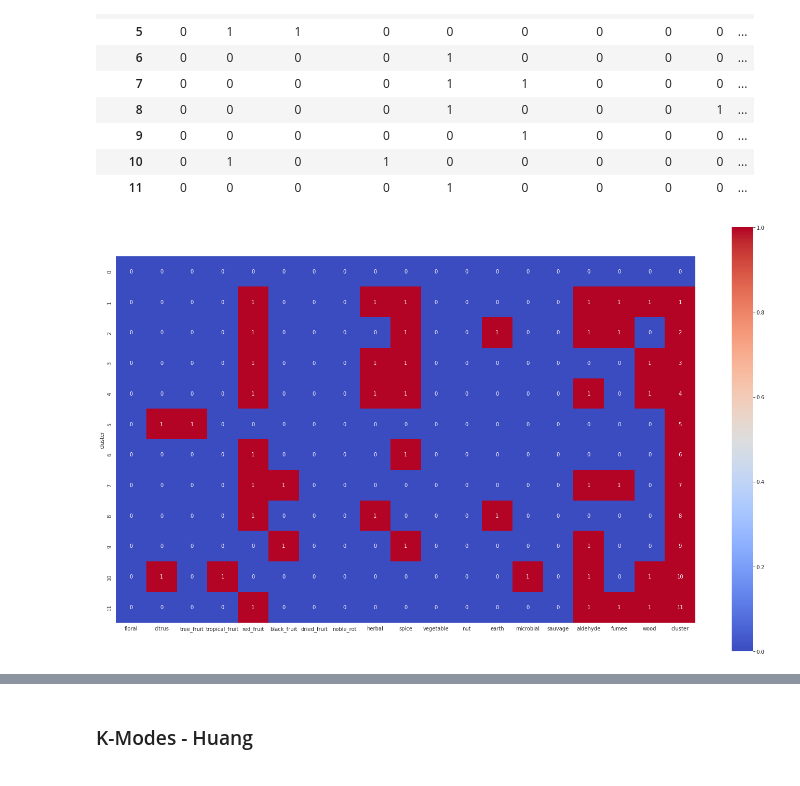
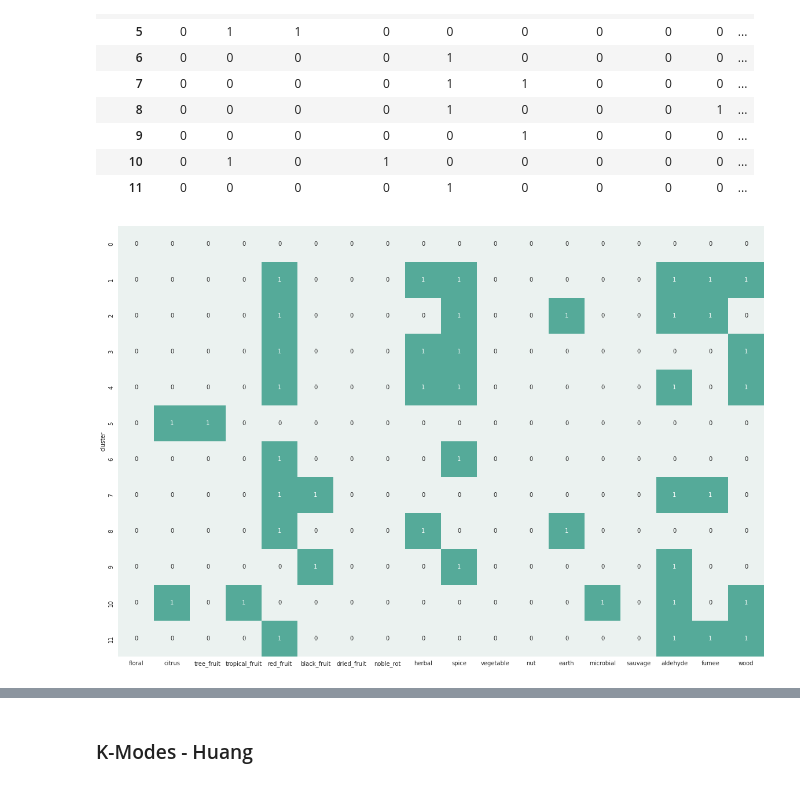
Before and after one commit to MagdalenaBlasky/Final_Project, a Jupyter notebook: Wine_Recommender_Clustering.ipynb, the cells around one changed output, grey strips where cells are left out. Saved outputs shown, nothing was run; the diff lists cells and outputs as text; code cells hidden in the pictures.

```diff
--- a/Wine_Recommender_Clustering.ipynb
+++ b/Wine_Recommender_Clustering.ipynb
@@ -93,3 +103,19 @@ scents = wine.drop(columns=['country', 'description', 'designation', 'points',
+# %%
+# running it on a dataset with almost 70000 observations takes a very long time!!!
+
+cost = []
+
+for num_clusters in list(range(4,12)):
+
+    kmode = KModes(n_clusters=num_clusters, init = "Huang", max_iter = 50, n_init = 2, verbose=1,random_state=123)
+
+    kmode.fit_predict(scents)
+
+    cost.append(kmode.cost_)
+
+y = np.array([i for i in range(4,12,1)])
+
+plt.plot(y,cost)
 # %% [markdown]
 ### K-Modes - Cao
 # %%
@@ -189,11 +213,3 @@ value_test_huang.to_csv('data/huang_50_iter_11_clusters.csv', index=False)
-# %%
-import pickle
-
-with open("Model/scaler.pickle", "wb") as f:
-    pickle.dump(scaler,f)
-
-with open("Model/kmeans.pickle", "wb") as f:
-    pickle.dump(kmeans,f)
 # %% [markdown]
 ### K-Modes - random
 # %%
@@ -476,9 +444,12 @@ wine_cao_100.cluster.value_counts()
 10     1152
 4      1116
 Name: cluster, dtype: int64
+# %%
+scents_new = scents2.drop(columns='cluster')
+scents_new
 # %%
-feature_mode_by_cluster_cao_100 = wine_cao_100.groupby('cluster')[scents2.columns].agg(pd.Series.mode)
-feature_mode_by_cluster_cao_100
+feature_mode_by_cluster_cao_100_new = wine_cao_100.groupby('cluster')[scents_new.columns].agg(pd.Series.mode)
+feature_mode_by_cluster_cao_100_new
 # %% [output]
 |  | floral | citrus | tree_fruit | tropical_fruit | red_fruit | black_fruit | dried_fruit | noble_rot | herbal | ... |
 | cluster |  |  |  |  |  |  |  |  |  | ... |
@@ -496,8 +467,9 @@ feature_mode_by_cluster_cao_100
 | 11 | 0 | 0 | 0 | 0 | 1 | 0 | 0 | 0 | 0 | ... |
 # %%
 with sns.axes_style("white"):
-    f, ax = plt.subplots(figsize=(25, 15))
-    ax = sns.heatmap(feature_mode_by_cluster_cao_100, cmap='coolwarm', vmin=0, vmax=1, annot=True, square=True)
+    f, ax = plt.subplots(figsize=(20,15))
+    my_colors = sns.color_palette("light:#5A9", as_cmap=True)
+    ax = sns.heatmap(feature_mode_by_cluster_cao_100_new, cmap=my_colors, vmin=0, vmax=1, annot=True, square=True, cbar=False)
 # %% [output]
-[figure, old version]
+[figure, new version]
 # %%
```
Also changed, not shown: parts of 19 cells of this notebook, 11 other files.
